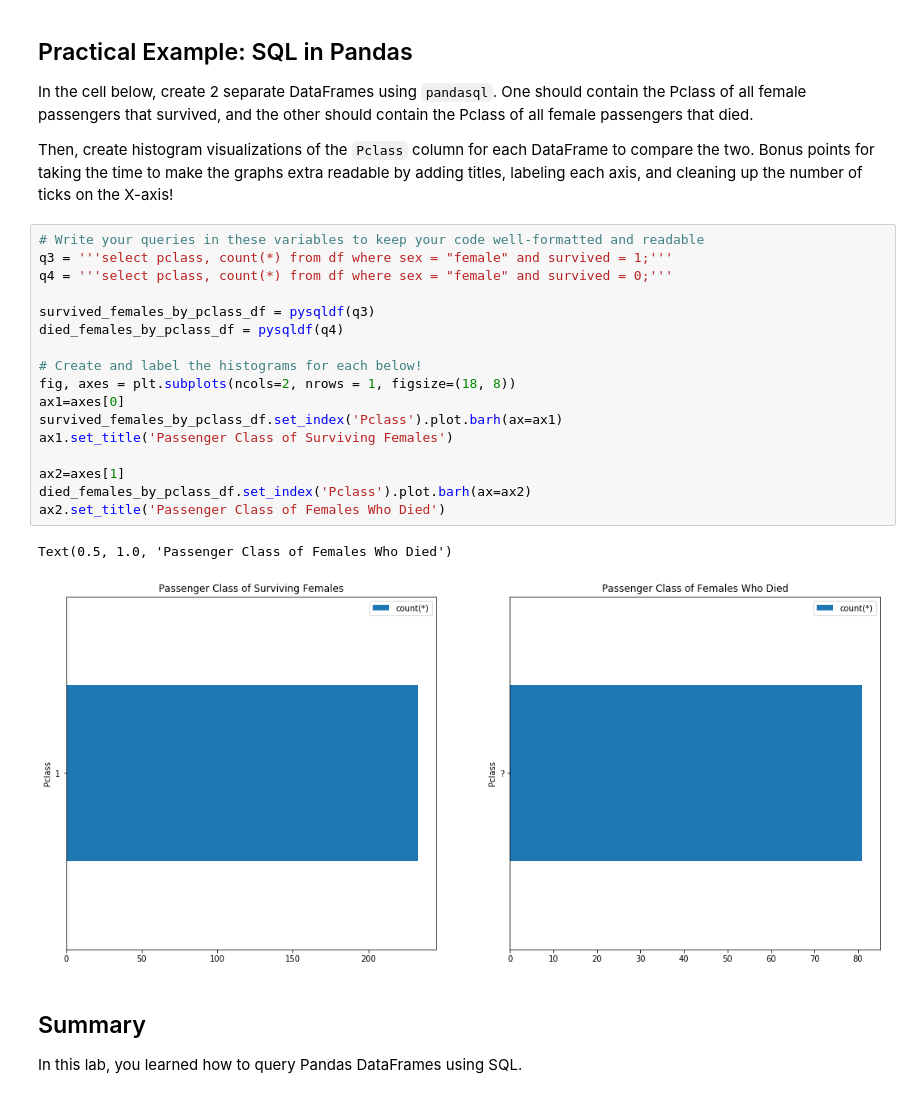
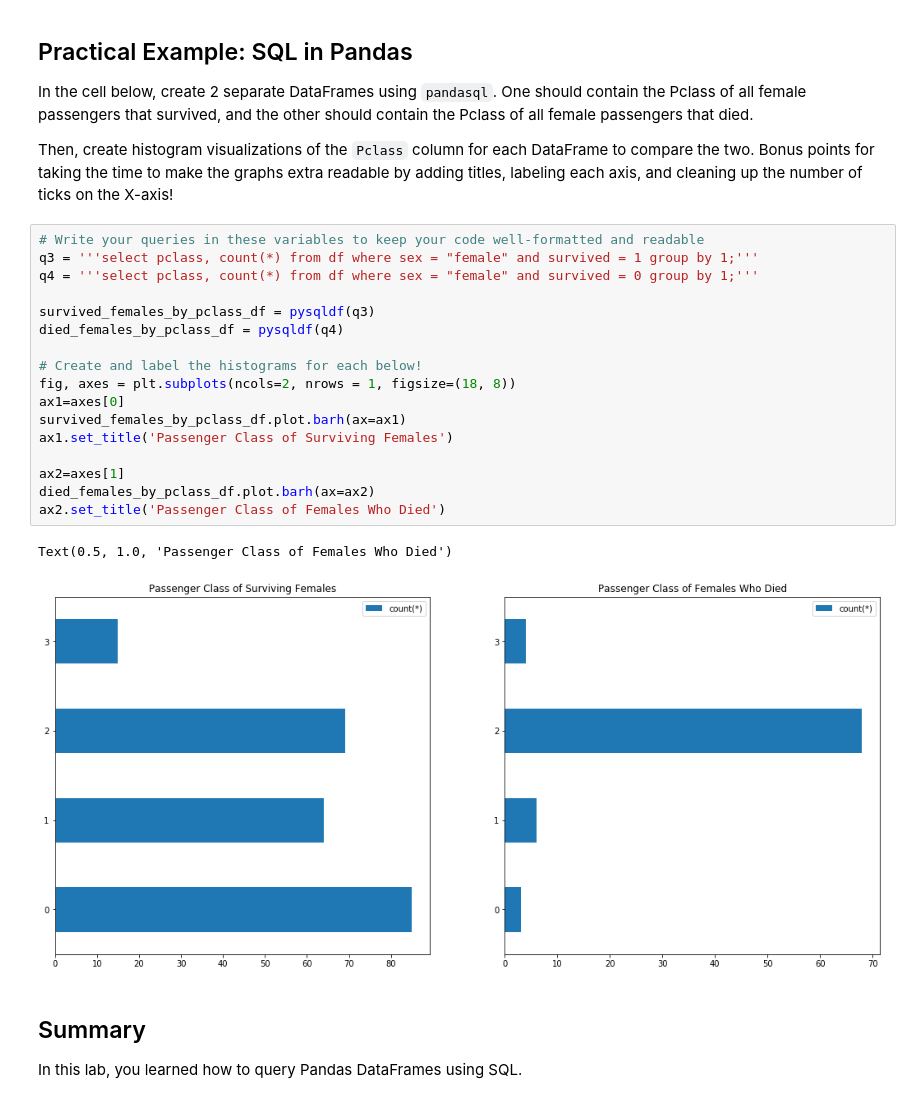
Before and after one commit to lparr/dsc-1-05-17-using-sql-with-pandas-lab-online-ds-sp-000, a Jupyter notebook: index.ipynb, the cells around one changed output. Drawn from its saved outputs; the diff is of its cells as text.

```diff
--- a/index.ipynb
+++ b/index.ipynb
@@ -316,24 +316,24 @@ In the cell below, create 2 separate DataFrames using `pandasql`.  One should co
 Then, create histogram visualizations of the `Pclass` column for each DataFrame to compare the two.  Bonus points for taking the time to make the graphs extra readable by adding titles, labeling each axis, and cleaning up the number of ticks on the X-axis!
 # %%
 # Write your queries in these variables to keep your code well-formatted and readable
-q3 = '''select pclass, count(*) from df where sex = "female" and survived = 1;'''
-q4 = '''select pclass, count(*) from df where sex = "female" and survived = 0;'''
+q3 = '''select pclass, count(*) from df where sex = "female" and survived = 1 group by 1;'''
+q4 = '''select pclass, count(*) from df where sex = "female" and survived = 0 group by 1;'''
 
 survived_females_by_pclass_df = pysqldf(q3)
 died_females_by_pclass_df = pysqldf(q4)
 
 # Create and label the histograms for each below!
 fig, axes = plt.subplots(ncols=2, nrows = 1, figsize=(18, 8))
 ax1=axes[0]
-survived_females_by_pclass_df.set_index('Pclass').plot.barh(ax=ax1)
+survived_females_by_pclass_df.plot.barh(ax=ax1)
 ax1.set_title('Passenger Class of Surviving Females')
 
 ax2=axes[1]
-died_females_by_pclass_df.set_index('Pclass').plot.barh(ax=ax2)
+died_females_by_pclass_df.plot.barh(ax=ax2)
 ax2.set_title('Passenger Class of Females Who Died')
 # %% [output]
 Text(0.5, 1.0, 'Passenger Class of Females Who Died')
-[figure, old version]
+[figure, new version]
 # %% [markdown]
 ## Summary
 
```
Also changed, not shown: parts of 1 cell of this notebook.
